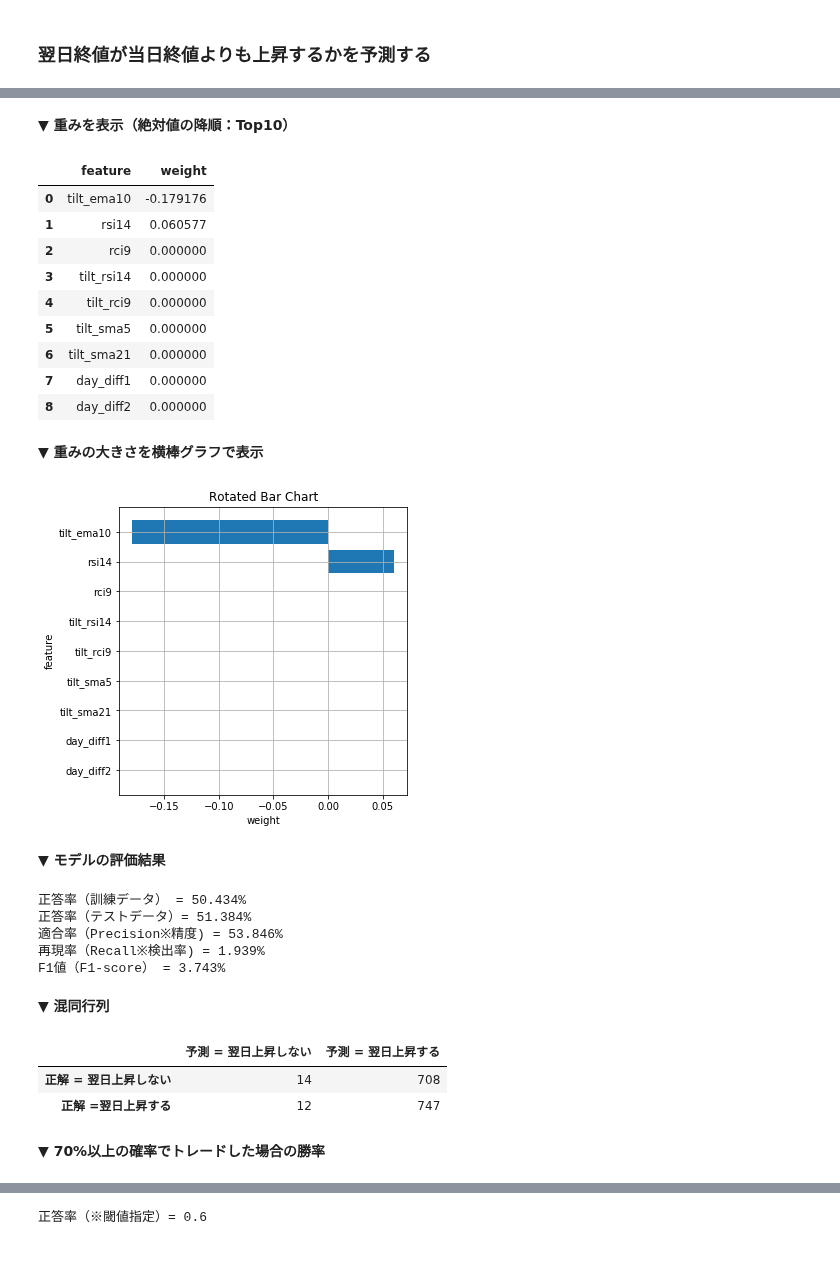
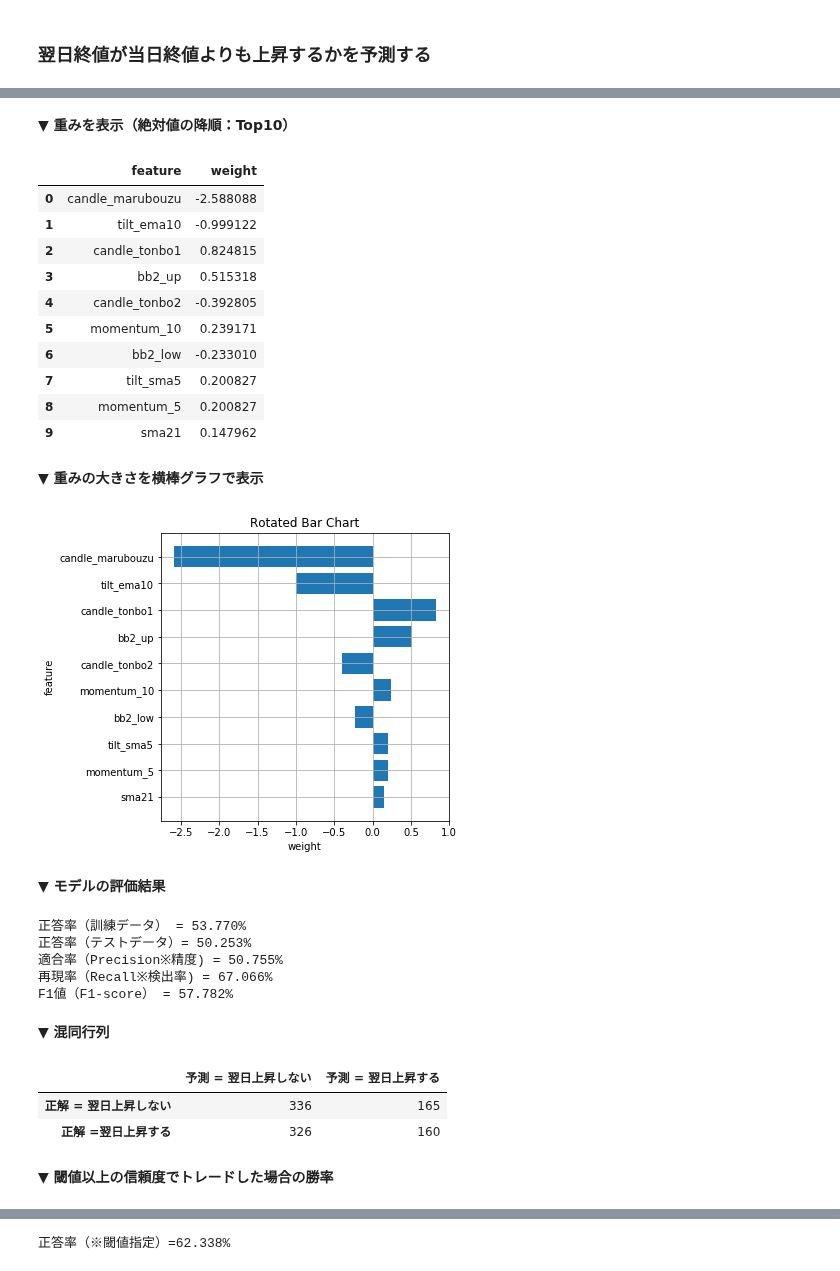
Before and after one commit to arsma12/MLDL, a Jupyter notebook: StockPriceForecast/FX_USDJPY_01.ipynb, the cells around one changed output, grey strips where cells are left out. Cells and saved outputs as stored; diff of their text form; code cells hidden in the pictures.

```diff
--- a/StockPriceForecast/FX_USDJPY_01.ipynb
+++ b/StockPriceForecast/FX_USDJPY_01.ipynb
@@ -337,17 +390,14 @@ plt.show()
 # %% [markdown]
 ### 翌日終値が当日終値よりも上昇するかを予測する
-# %%
-# 翌日終値 - 当日終値で差分を計算
-df['close_1dayAdd'] = df.close.shift(-1)
-df['diff'] = df['close_1dayAdd'] - df['close']
-df = df[:-1]
-
-# 上昇したら「1」、下降したら「0」へデータを変換
-mask1 = df['diff'] >= 0.0   # 上昇した
-mask2 = df['diff'] < 0.0
-
-column_name = 'diff'
-df.loc[mask1, 'target'] = 1 # 買い
-df.loc[mask2, 'target'] = 0 # 様子見
-
-#df.rename(columns={'Diff' : 'Target'}, inplace=True)
+# %%
+# 翌日終値が当日終値よりも上昇するかを予測
+df['close_1'] = df.close.shift(-1)
+df['diff'] = df['close_1'] - df['close']
+df = df[:-1]
+
+# 30pips 上昇したら1、30pips下落したら2、それ以外は0
+#df['target'] = np.where(df['diff'] >= 0.3,1,np.where(df['diff'] < -0.3,2, 0))
+# 5pips 上昇したら1、それ以外は0
+df['target'] = np.where(df['diff'] >= 0.01,1,0)
+
+display(df.tail(5))
@@ -535,5 +549,4 @@ plot_learning_curve(best_lr,"LogisticRegression learning curves",X_train,y_train
 # %%
-
 # 学習
 best_lr.fit(X_train, y_train)
 
@@ -577,64 +590,66 @@ precision, recall, f1_score, _ = precision_recall_fscore_support(y_test, y_test_
 print('適合率（Precision※精度) = {:.3f}%'.format(100 * precision[0]))
 print('再現率（Recall※検出率) = {:.3f}%'.format(100 * recall[0]))
 print('F1値（F1-score） = {:.3f}%'.format(100 * f1_score[0]))
+
+
 printmd('▼ 混同行列')
 conf_mat = pd.DataFrame(confusion_matrix(y_test, y_test_pred),
                         index=['正解 = 翌日上昇しない', '正解 =翌日上昇する'],
                         columns=['予測 = 翌日上昇しない', '予測 = 翌日上昇する'])
-
 display(conf_mat)
 
-printmd('▼ 70%以上の確率でトレードした場合の勝率')
+printmd('▼ 閾値以上の信頼度でトレードした場合の勝率')
 # 確率取得（上昇しない確率：上昇する確率）
 prob = best_lr.predict_proba(X_test)
 
 # 閾値を指定
 max_prob, max_prob_args = [],[]
 for i in range(len(prob)):
     max_prob.append(prob[i].max())
-    if prob[i].max() > 0.70: # 70%以上の確率データで絞る
+    if prob[i].max() > 0.60: # n%以上の確率データで絞る
         max_prob_args.append(prob[i].argmax())
     else:
         max_prob_args.append(-1)
 a = pd.DataFrame(X_test)
 a['pred'] = max_prob_args
 a['actual'] = y_test
 a['max_prob'] = max_prob
-b = a[a['pred'] != -1]
+b = a[a['pred'] == 1]
 display(b.head(10))
-print('正答率（※閾値指定）=',accuracy_score(b['pred'], b['actual']))
+print('正答率（※閾値指定）={:.3f}%'.format(accuracy_score(b['pred'], b['actual']) * 100))
 # %% [output]
 
 
 **▼ 重みを表示（絶対値の降順：Top10）**
 |  | feature | weight |
-| 0 | tilt_ema10 | -0.179176 |
-| 1 | rsi14 | 0.060577 |
-| 2 | rci9 | 0.000000 |
-| 3 | tilt_rsi14 | 0.000000 |
-| 4 | tilt_rci9 | 0.000000 |
-| 5 | tilt_sma5 | 0.000000 |
-| 6 | tilt_sma21 | 0.000000 |
-| 7 | day_diff1 | 0.000000 |
-| 8 | day_diff2 | 0.000000 |
+| 0 | candle_marubouzu | -2.588088 |
+| 1 | tilt_ema10 | -0.999122 |
+| 2 | candle_tonbo1 | 0.824815 |
+| 3 | bb2_up | 0.515318 |
+| 4 | candle_tonbo2 | -0.392805 |
+| 5 | momentum_10 | 0.239171 |
+| 6 | bb2_low | -0.233010 |
+| 7 | tilt_sma5 | 0.200827 |
+| 8 | momentum_5 | 0.200827 |
+| 9 | sma21 | 0.147962 |
 
 
 **▼ 重みの大きさを横棒グラフで表示**
-[figure, old version]
+[figure, new version]
 
 
 **▼ モデルの評価結果**
-正答率（訓練データ） = 50.434%
-正答率（テストデータ）= 51.384%
-適合率（Precision※精度) = 53.846%
-再現率（Recall※検出率) = 1.939%
-F1値（F1-score） = 3.743%
+正答率（訓練データ） = 53.770%
+正答率（テストデータ）= 50.253%
+適合率（Precision※精度) = 50.755%
+再現率（Recall※検出率) = 67.066%
+F1値（F1-score） = 57.782%
 
 
 **▼ 混同行列**
 |  | 予測 = 翌日上昇しない | 予測 = 翌日上昇する |
-| 正解 = 翌日上昇しない | 14 | 708 |
-| 正解 =翌日上昇する | 12 | 747 |
+| 正解 = 翌日上昇しない | 336 | 165 |
+| 正解 =翌日上昇する | 326 | 160 |
 
 
-**▼ 70%以上の確率でトレードした場合の勝率**
+**▼ 閾値以上の信頼度でトレードした場合の勝率**
@@ -647 +667 @@ F1値（F1-score） = 3.743%
-正答率（※閾値指定）= 0.6
+正答率（※閾値指定）=62.338%
```
Also changed, not shown: parts of 13 cells of this notebook.
